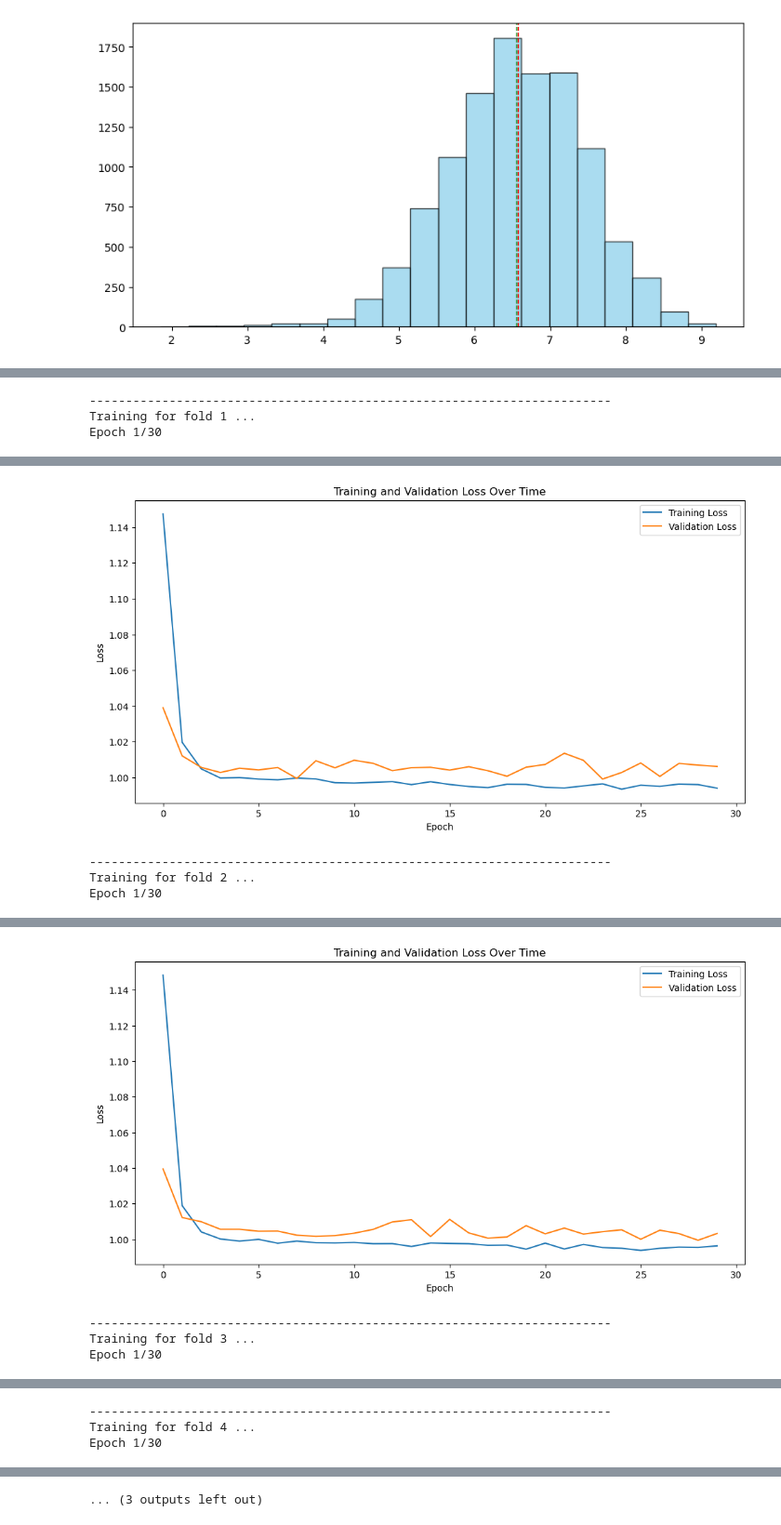
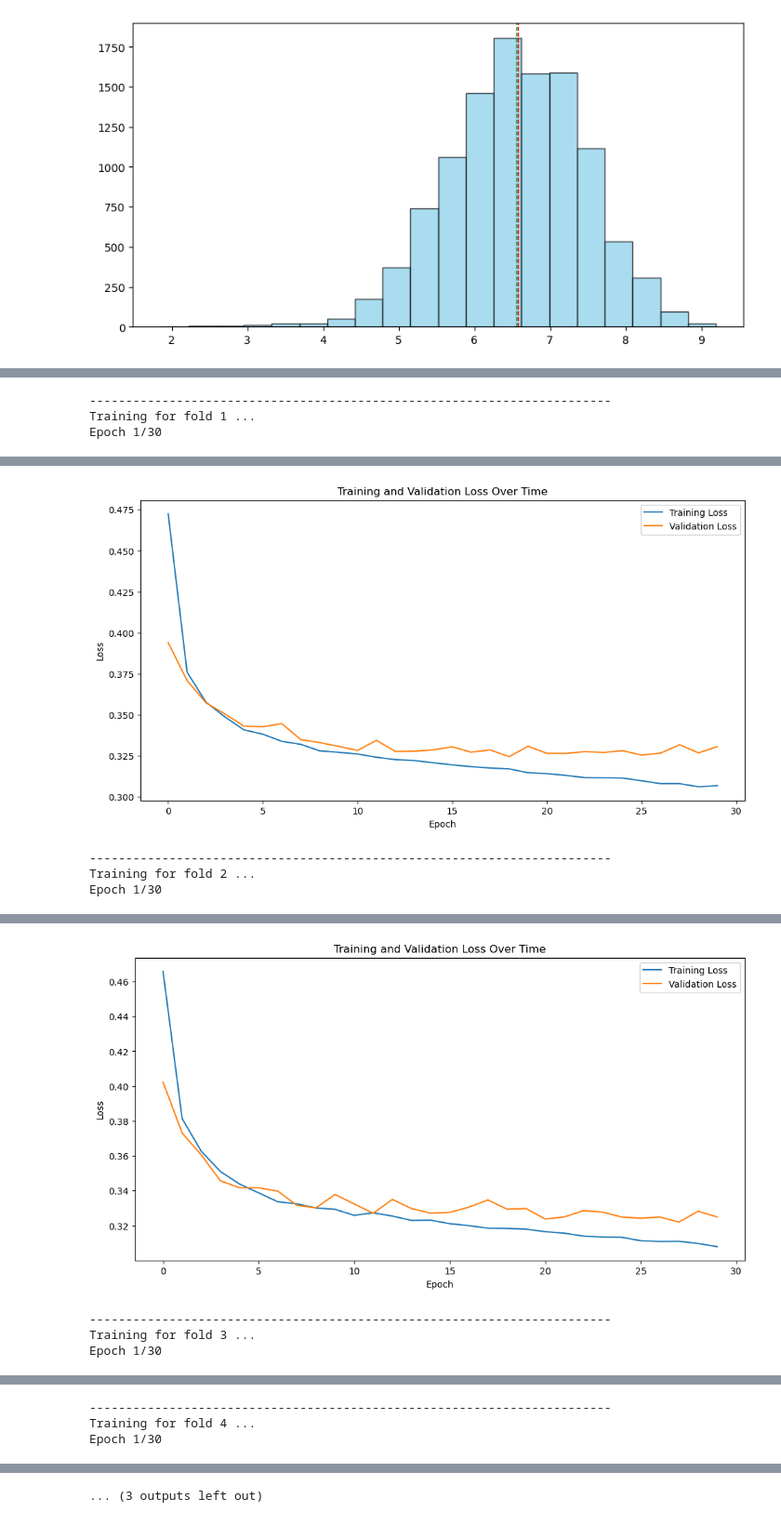
Before and after one commit to AlFarabiDHK/Anime-Recommender, a Jupyter notebook: Neural_Network_no_popularity.ipynb, the cells around one changed output, grey strips where cells are left out. Shown at 93% size. Cells and saved outputs as stored; diff of their text form; code cells hidden in the pictures.

Commit message:
Ran NN models

```diff
--- a/Neural_Network_no_popularity.ipynb
+++ b/Neural_Network_no_popularity.ipynb
@@ -261,7 +263,7 @@ model = tf.keras.models.Sequential([
 ])
 
 # Compile the model
-model.compile(loss='categorical_hinge', optimizer='nadam', metrics=['accuracy'])
+model.compile(loss='binary_crossentropy', optimizer='adam', metrics=['accuracy'])
 
 
 # Train the model with validation data
@@ -339,7 +341,7 @@ for train, test in kfold.split(X, y):
   ])
 
 
-  model.compile(loss='categorical_hinge', optimizer='nadam', metrics=['accuracy'])
+  model.compile(loss='binary_crossentropy', optimizer='adam', metrics=['accuracy'])
 
 
   print('------------------------------------------------------------------------')
@@ -385,4 +387,4 @@ Epoch 30/30
-[figure, old version]
+[figure, new version]
 ------------------------------------------------------------------------
 Training for fold 2 ...
 Epoch 1/30
@@ -406,4 +408,4 @@ Epoch 30/30
-[figure, old version]
+[figure, new version]
 ------------------------------------------------------------------------
 Training for fold 3 ...
 Epoch 1/30
```
Also changed, not shown: parts of 7 cells of this notebook, 1 other file.
